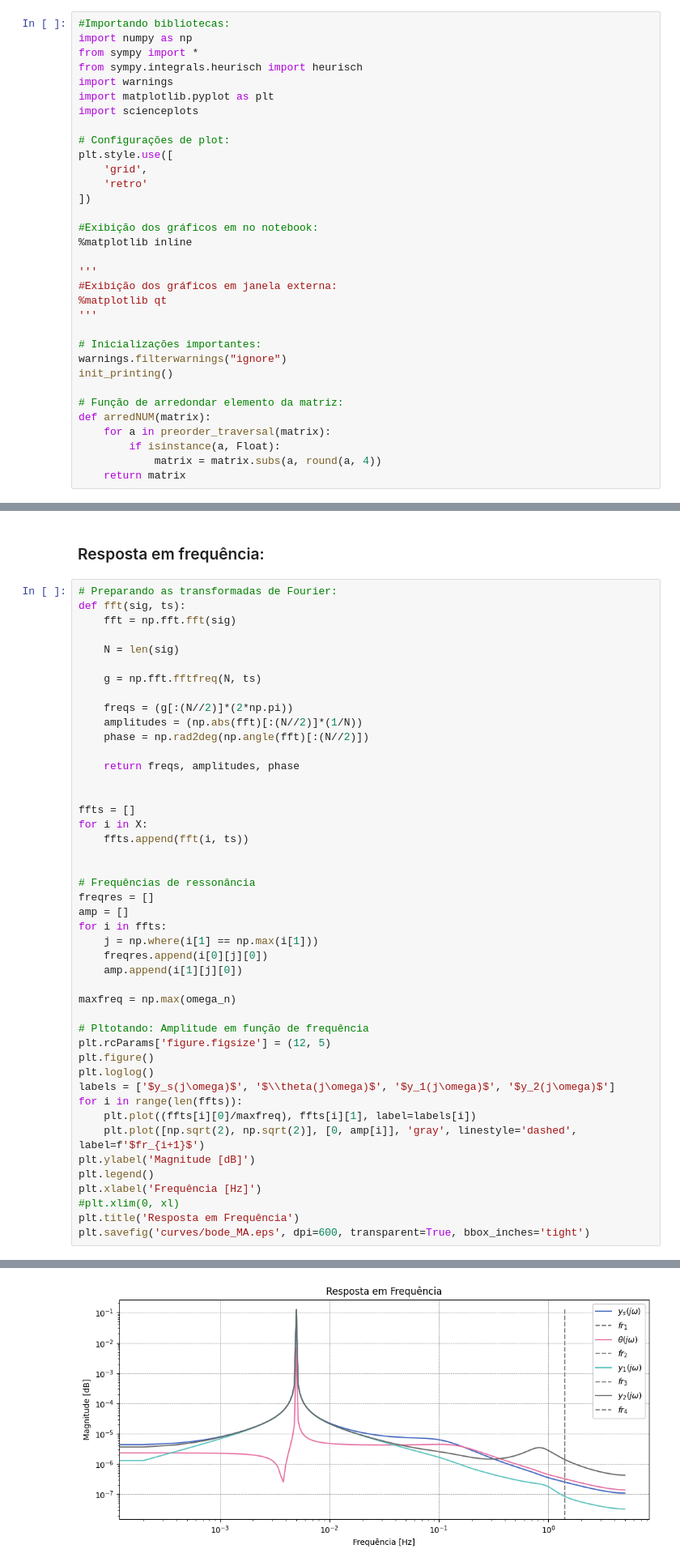
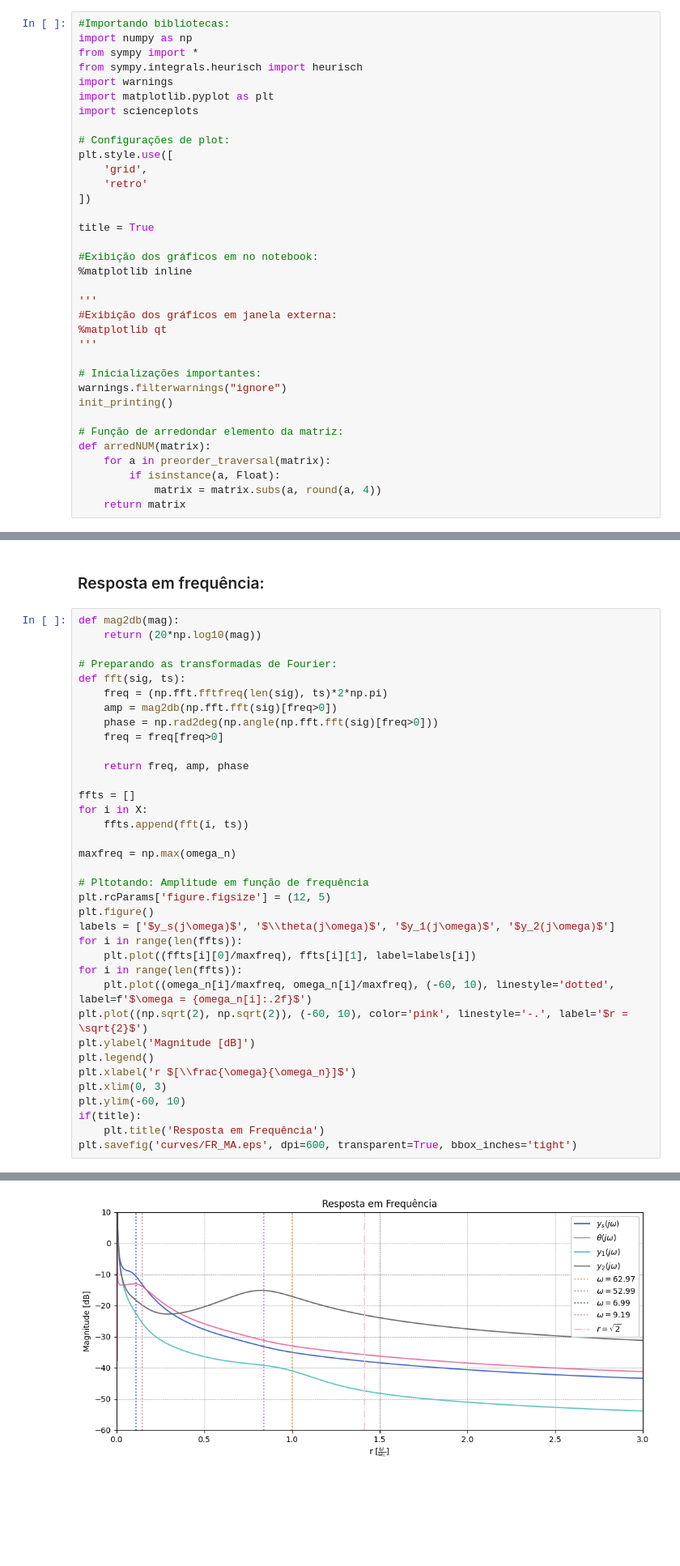
Before and after one commit to ErickNMA/vibrations, a Jupyter notebook: half_car/pitch/HC_Modal_Analysis.ipynb, the cells around one changed output, grey strips where cells are left out. Shown at 81% size. Saved outputs shown, nothing was run; the diff lists cells and outputs as text; blank space fills up the shorter version.

```diff
--- a/half_car/pitch/HC_Modal_Analysis.ipynb
+++ b/half_car/pitch/HC_Modal_Analysis.ipynb
@@ -14,6 +14,8 @@ plt.style.use([
     'grid',
     'retro'
 ])
+
+title = True
 
 #Exibição dos gráficos em no notebook:
 %matplotlib inline
@@ -616,50 +624,41 @@ f2 = 1.4633 Hz
 # %% [markdown]
 ### Resposta em frequência:
 # %%
+def mag2db(mag):
+    return (20*np.log10(mag))
+
 # Preparando as transformadas de Fourier:
 def fft(sig, ts):
-    fft = np.fft.fft(sig)
+    freq = (np.fft.fftfreq(len(sig), ts)*2*np.pi)
+    amp = mag2db(np.fft.fft(sig)[freq>0])
+    phase = np.rad2deg(np.angle(np.fft.fft(sig)[freq>0]))
+    freq = freq[freq>0]
 
-    N = len(sig)
-
-    g = np.fft.fftfreq(N, ts)
-
-    freqs = (g[:(N//2)]*(2*np.pi))
-    amplitudes = (np.abs(fft)[:(N//2)]*(1/N))
-    phase = np.rad2deg(np.angle(fft)[:(N//2)])
-
-    return freqs, amplitudes, phase
-
+    return freq, amp, phase
 
 ffts = []
 for i in X:
     ffts.append(fft(i, ts))
-
-
-# Frequências de ressonância
-freqres = []
-amp = []
-for i in ffts:
-    j = np.where(i[1] == np.max(i[1]))
-    freqres.append(i[0][j][0])
-    amp.append(i[1][j][0])
 
 maxfreq = np.max(omega_n)
 
 # Pltotando: Amplitude em função de frequência
 plt.rcParams['figure.figsize'] = (12, 5)
 plt.figure()
-plt.loglog()
 labels = ['$y_s(j\omega)$', '$\\theta(j\omega)$', '$y_1(j\omega)$', '$y_2(j\omega)$']
 for i in range(len(ffts)):
     plt.plot((ffts[i][0]/maxfreq), ffts[i][1], label=labels[i])
-    plt.plot([np.sqrt(2), np.sqrt(2)], [0, amp[i]], 'gray', linestyle='dashed', label=f'$fr_{i+1}$')
+for i in range(len(ffts)):
+    plt.plot((omega_n[i]/maxfreq, omega_n[i]/maxfreq), (-60, 10), linestyle='dotted', label=f'$\omega = {omega_n[i]:.2f}$')
+plt.plot((np.sqrt(2), np.sqrt(2)), (-60, 10), color='pink', linestyle='-.', label='$r = \sqrt{2}$')
 plt.ylabel('Magnitude [dB]')
 plt.legend()
-plt.xlabel('Frequência [Hz]')
-#plt.xlim(0, xl)
-plt.title('Resposta em Frequência')
-plt.savefig('curves/bode_MA.eps', dpi=600, transparent=True, bbox_inches='tight')
+plt.xlabel('r $[\\frac{\omega}{\omega_n}]$')
+plt.xlim(0, 3)
+plt.ylim(-60, 10)
+if(title):
+    plt.title('Resposta em Frequência')
+plt.savefig('curves/FR_MA.eps', dpi=600, transparent=True, bbox_inches='tight')
 # %% [output]
 The PostScript backend does not support transparency; partially transparent artists will be rendered opaque.
-[figure, old version]
+[figure, new version]
```
Also changed, not shown: parts of 9 cells of this notebook, 14 other files.
